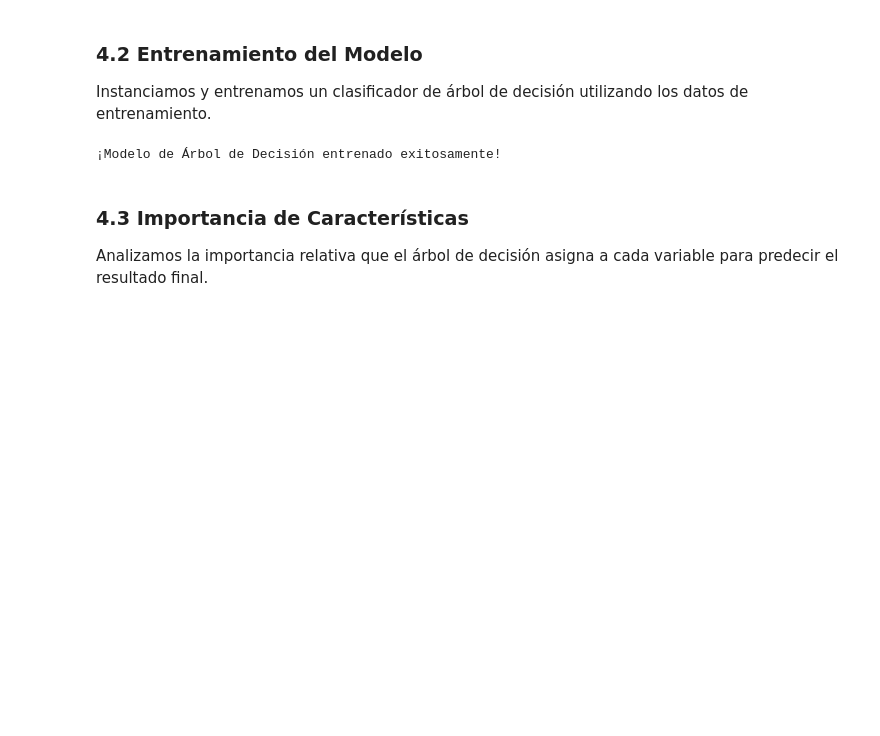
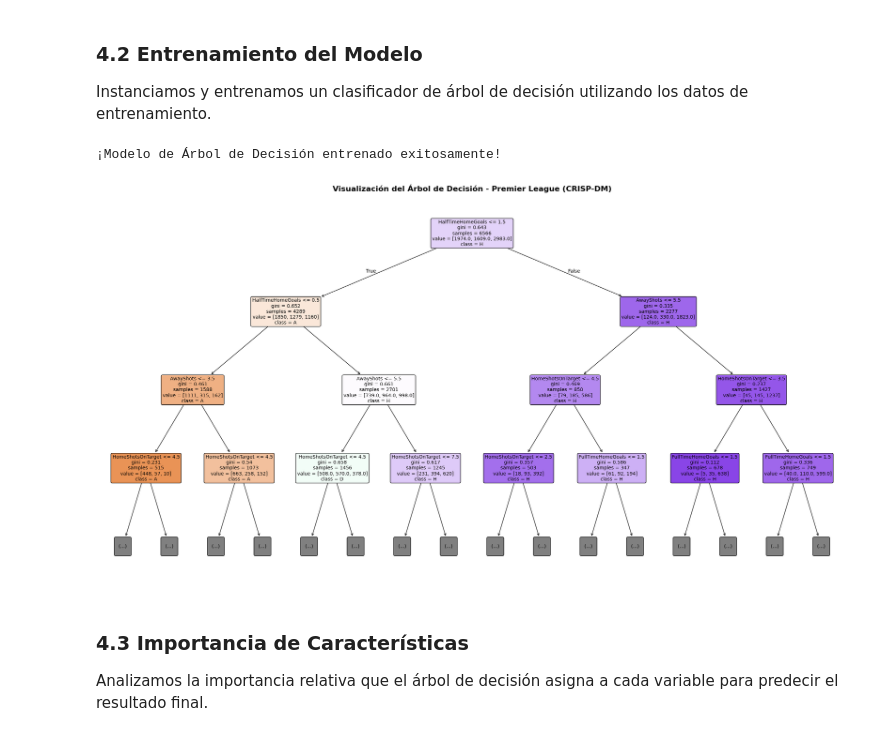
Before and after one commit to vcanio/MineriaDeDatos, a Jupyter notebook: Premier_E2.ipynb, the cells around one changed output. Cells and saved outputs as stored; diff of their text form; code cells hidden in the pictures; blank space fills up the shorter version.

```diff
--- a/Premier_E2.ipynb
+++ b/Premier_E2.ipynb
@@ -478,6 +478,30 @@ modelo_arbol.fit(X_train, y_train)
 print("¡Modelo de Árbol de Decisión entrenado exitosamente!")
 # %% [output]
 ¡Modelo de Árbol de Decisión entrenado exitosamente!
+# %%
+import matplotlib.pyplot as plt
+from sklearn.tree import plot_tree
+
+columnas_excluidas = ['Season', 'MatchDate', 'HomeTeam', 'AwayTeam', 'FullTimeResult', 'HalfTimeResult']
+X_columnas = [col for col in df.columns if col not in columnas_excluidas]
+
+plt.figure(figsize=(22, 12))
+
+plot_tree(
+    modelo_arbol,
+    feature_names=X_columnas,
+    class_names=list(label_encoder.classes_),
+    filled=True,
+    rounded=True,
+    max_depth=3,
+    fontsize=10
+)
+
+plt.title("Visualización del Árbol de Decisión - Premier League (CRISP-DM)", fontsize=16, fontweight='bold')
+plt.tight_layout()
+plt.show()
+# %% [output]
+[figure, added]
 # %% [markdown]
 ### 4.3 Importancia de Características
 
```
